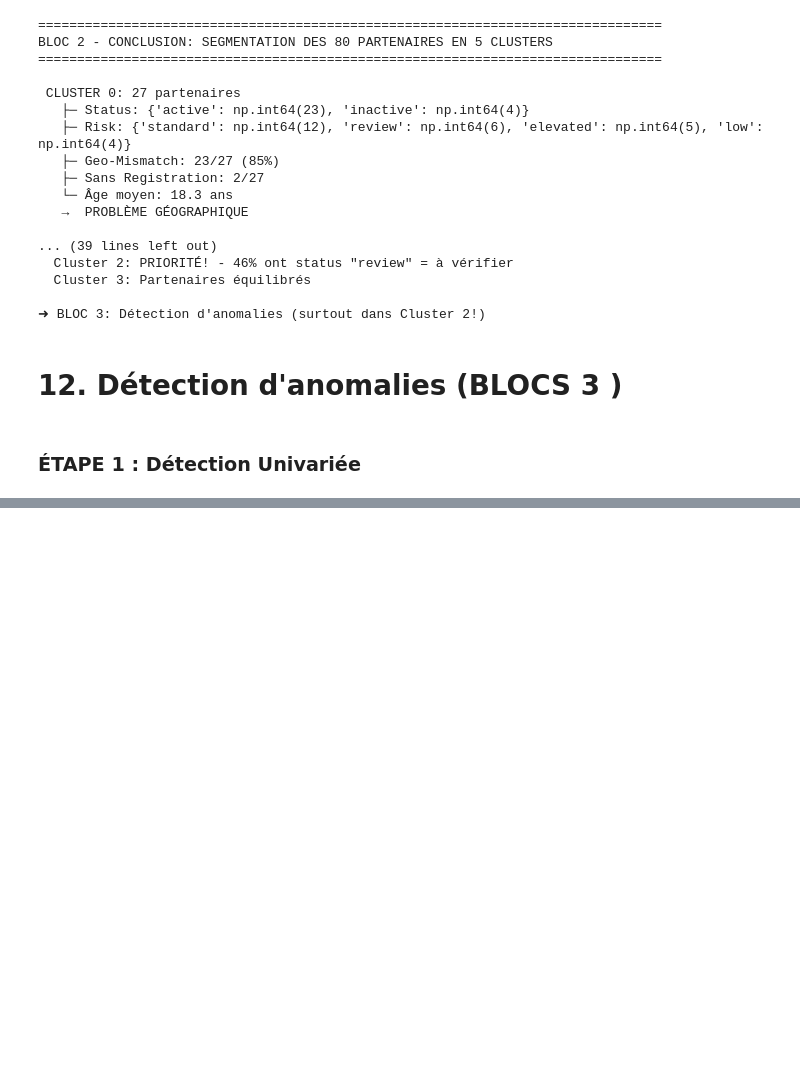
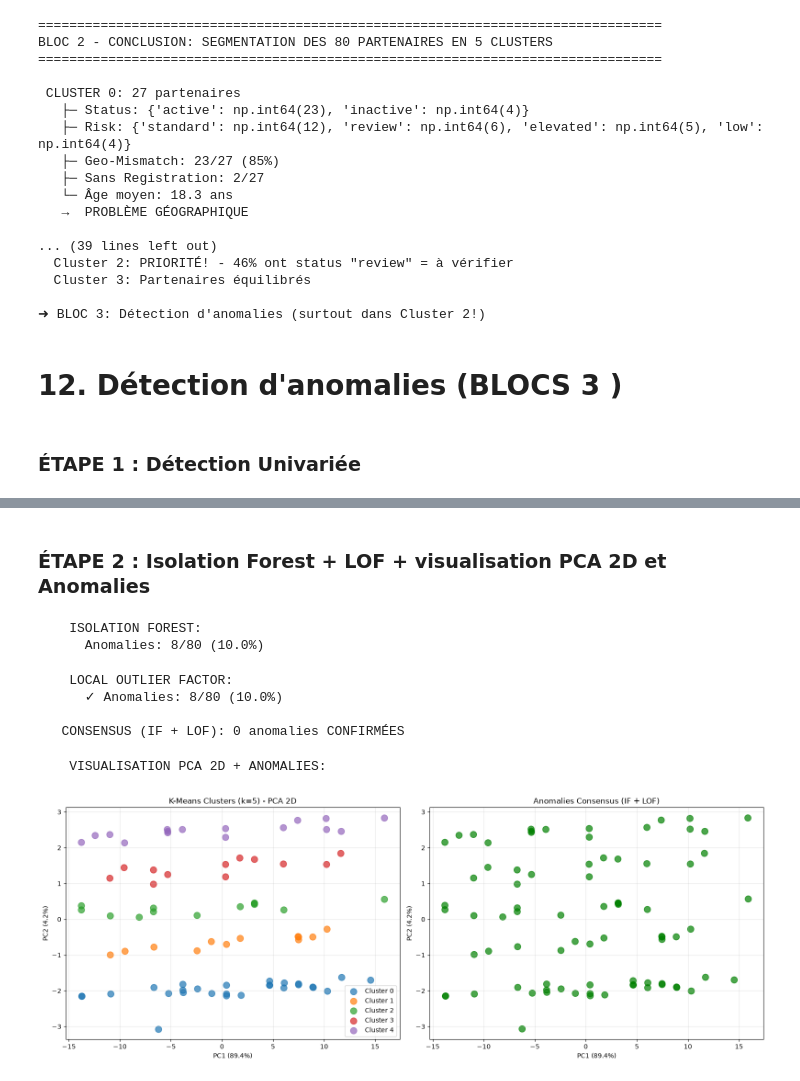
Before and after one commit to HananeDjouadi/G05-DataMining-2627, a Jupyter notebook: data/logistics/erp_business_partners.ipynb, the cells around one changed output, grey strips where cells are left out. Saved outputs shown, nothing was run; the diff lists cells and outputs as text; code cells hidden in the pictures; blank space fills up the shorter version.

Commit message:
bloc3 detection des anomalies

```diff
--- a/data/logistics/erp_business_partners.ipynb
+++ b/data/logistics/erp_business_partners.ipynb
@@ -968,0 +981,2 @@ for feature in numeric_features:
+# %% [markdown]
+### ÉTAPE 2 : Isolation Forest + LOF + visualisation PCA 2D et Anomalies
@@ -968,0 +990,72 @@ for feature in numeric_features:
+# %%
+# Isolation Forest
+print("    ISOLATION FOREST:")
+iso_forest = IsolationForest(contamination=0.1, random_state=42)
+iso_predictions = iso_forest.fit_predict(X_anomaly)
+iso_scores = iso_forest.score_samples(X_anomaly)
+
+df_encoded['iso_anomaly'] = (iso_predictions == -1).astype(int)
+df_encoded['iso_score'] = iso_scores
+
+iso_count = df_encoded['iso_anomaly'].sum()
+print(f"      Anomalies: {iso_count}/{len(df_encoded)} ({iso_count/len(df_encoded)*100:.1f}%)")
+# %% [output]
+    ISOLATION FOREST:
+      Anomalies: 8/80 (10.0%)
+# %%
+# Local Outlier Factor
+print("\n    LOCAL OUTLIER FACTOR:")
+lof = LocalOutlierFactor(n_neighbors=5, contamination=0.1)
+lof_predictions = lof.fit_predict(X_anomaly)
+lof_scores = lof.negative_outlier_factor_
+df_encoded['lof_anomaly'] = (lof_predictions == -1).astype(int)
+df_encoded['lof_score'] = lof_scores
+
+lof_count = df_encoded['lof_anomaly'].sum()
+print(f"      ✓ Anomalies: {lof_count}/{len(df_encoded)} ({lof_count/len(df_encoded)*100:.1f}%)")
+
+# CONSENSUS (IF + LOF)
+df_encoded['consensus_anomaly'] = ((df_encoded['iso_anomaly'] == 1) &
+                                    (df_encoded['lof_anomaly'] == 1)).astype(int)
+consensus_count = df_encoded['consensus_anomaly'].sum()
+print(f"\n   CONSENSUS (IF + LOF): {consensus_count} anomalies CONFIRMÉES")
+# %% [output]
+    LOCAL OUTLIER FACTOR:
+      ✓ Anomalies: 8/80 (10.0%)
+
+   CONSENSUS (IF + LOF): 0 anomalies CONFIRMÉES
+# %%
+# PCA 2D Visualization
+print("\n    VISUALISATION PCA 2D + ANOMALIES:")
+pca = PCA(n_components=2, random_state=42)
+pca_components = pca.fit_transform(X_anomaly)
+df_encoded['pca_1'] = pca_components[:, 0]
+df_encoded['pca_2'] = pca_components[:, 1]
+
+# Graphe PCA avec anomalies
+fig, axes = plt.subplots(1, 2, figsize=(16, 6))
+
+# Plot 1: Clusters
+for cluster_id in range(5):
+    mask = df_encoded['cluster'] == cluster_id
+    axes[0].scatter(df_encoded[mask]['pca_1'], df_encoded[mask]['pca_2'],
+                   label=f'Cluster {cluster_id}', s=100, alpha=0.7)
+axes[0].set_xlabel(f'PC1 ({pca.explained_variance_ratio_[0]*100:.1f}%)')
+axes[0].set_ylabel(f'PC2 ({pca.explained_variance_ratio_[1]*100:.1f}%)')
+axes[0].set_title('K-Means Clusters (k=5) - PCA 2D')
+axes[0].legend()
+axes[0].grid(True, alpha=0.3)
+
+# Plot 2: Anomalies
+colors = ['green' if x == 0 else 'red' for x in df_encoded['consensus_anomaly']]
+axes[1].scatter(df_encoded['pca_1'], df_encoded['pca_2'], c=colors, s=100, alpha=0.7)
+axes[1].set_xlabel(f'PC1 ({pca.explained_variance_ratio_[0]*100:.1f}%)')
+axes[1].set_ylabel(f'PC2 ({pca.explained_variance_ratio_[1]*100:.1f}%)')
+axes[1].set_title('Anomalies Consensus (IF + LOF)')
+axes[1].grid(True, alpha=0.3)
+
+plt.tight_layout()
+plt.show()
+# %% [output]
+    VISUALISATION PCA 2D + ANOMALIES:
+[figure, added]
```
Also changed, not shown: parts of 26 cells of this notebook.
